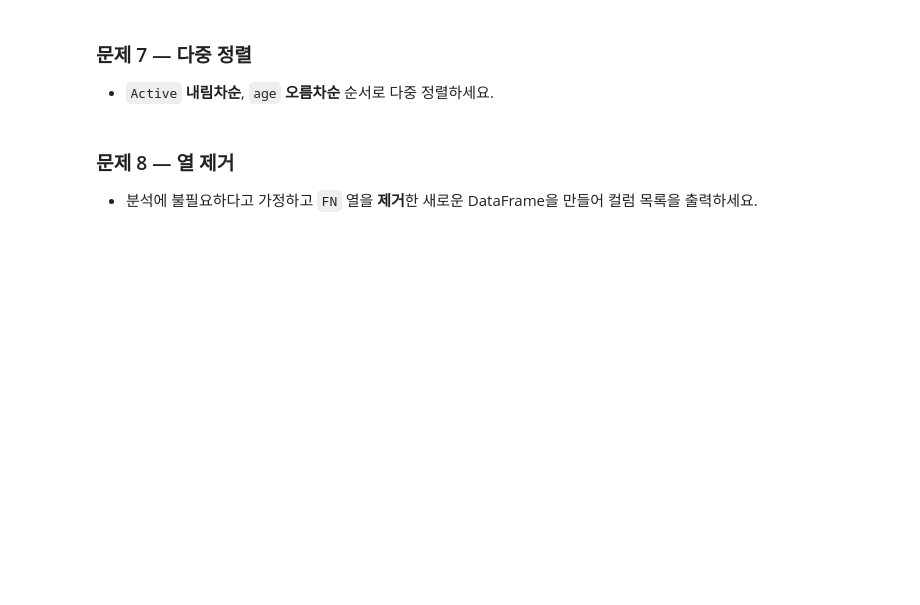
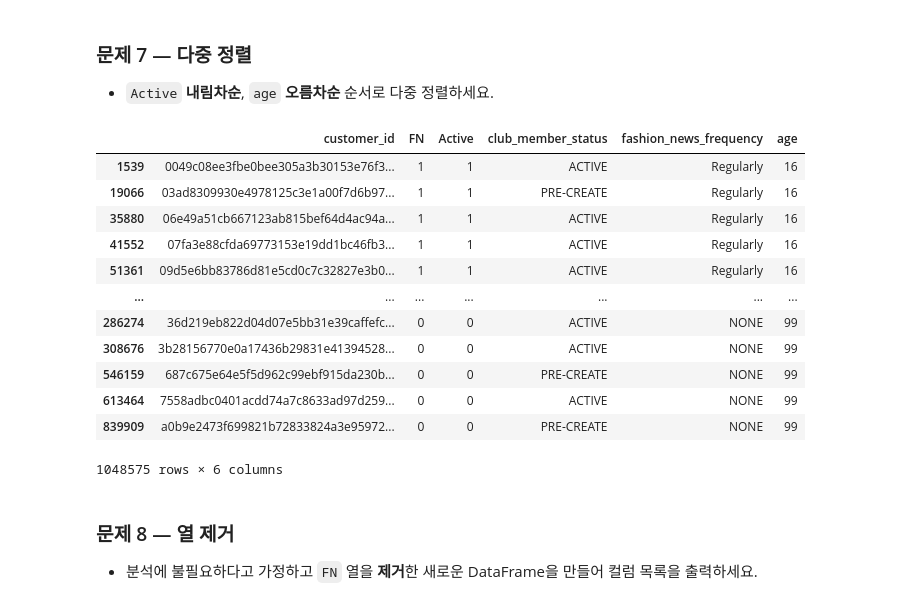
Before and after one commit to Magpie-Jo/Sparta, a Jupyter notebook: Camp/Pandas/pd_Basic 세션 미니 과제/2회차 미니과제/H&M/2회차 HM_customer_문제.ipynb, the cells around one changed output. Drawn from its saved outputs; the diff is of its cells as text; code cells hidden in the pictures; blank space fills up the shorter version.

```diff
--- a/Camp/Pandas/pd_Basic 세션 미니 과제/2회차 미니과제/H&M/2회차 HM_customer_문제.ipynb
+++ b/Camp/Pandas/pd_Basic 세션 미니 과제/2회차 미니과제/H&M/2회차 HM_customer_문제.ipynb
@@ -5,4 +5,11 @@
 ## 문제 0 - 데이터 로딩
 데이터는 다음 경로에서 읽어옵니다: `customer_hm.csv`
 # %%
-# TODO: 여기에서 코드를 작성하세요.
+# 필요 패키지 임포팅
+import pandas as pd
+
+# 데이터 로딩
+df = pd.read_csv('customer_hm.csv')
+
+# 데이터 프레임 확인
+df.head()
@@ -40,7 +181,27 @@
 ### 문제 7 — 다중 정렬
 - `Active` **내림차순**, `age` **오름차순** 순서로 다중 정렬하세요.
 # %%
-# TODO: 여기에서 코드를 작성하세요.
+df7 = df
+
+# 다중 정렬 적용
+df7 = df7.sort_values(by= ['Active', 'age'], ascending=[False,True])
+
+# 출력 확인
+df7
+# %% [output]
+|  | customer_id | FN | Active | club_member_status | fashion_news_frequency | age |
+| 1539 | 0049c08ee3fbe0bee305a3b30153e76f3... | 1 | 1 | ACTIVE | Regularly | 16 |
+| 19066 | 03ad8309930e4978125c3e1a00f7d6b97... | 1 | 1 | PRE-CREATE | Regularly | 16 |
+| 35880 | 06e49a51cb667123ab815bef64d4ac94a... | 1 | 1 | ACTIVE | Regularly | 16 |
+| 41552 | 07fa3e88cfda69773153e19dd1bc46fb3... | 1 | 1 | ACTIVE | Regularly | 16 |
+| 51361 | 09d5e6bb83786d81e5cd0c7c32827e3b0... | 1 | 1 | ACTIVE | Regularly | 16 |
+| ... | ... | ... | ... | ... | ... | ... |
+| 286274 | 36d219eb822d04d07e5bb31e39caffefc... | 0 | 0 | ACTIVE | NONE | 99 |
+| 308676 | 3b28156770e0a17436b29831e41394528... | 0 | 0 | ACTIVE | NONE | 99 |
+| 546159 | 687c675e64e5f5d962c99ebf915da230b... | 0 | 0 | PRE-CREATE | NONE | 99 |
+| 613464 | 7558adbc0401acdd74a7c8633ad97d259... | 0 | 0 | ACTIVE | NONE | 99 |
+| 839909 | a0b9e2473f699821b72833824a3e95972... | 0 | 0 | PRE-CREATE | NONE | 99 |
+1048575 rows × 6 columns
 # %% [markdown]
 ### 문제 8 — 열 제거
 - 분석에 불필요하다고 가정하고 `FN` 열을 **제거**한 새로운 DataFrame을 만들어 컬럼 목록을 출력하세요.
```
Also changed, not shown: parts of 12 cells of this notebook, 7 other files.
